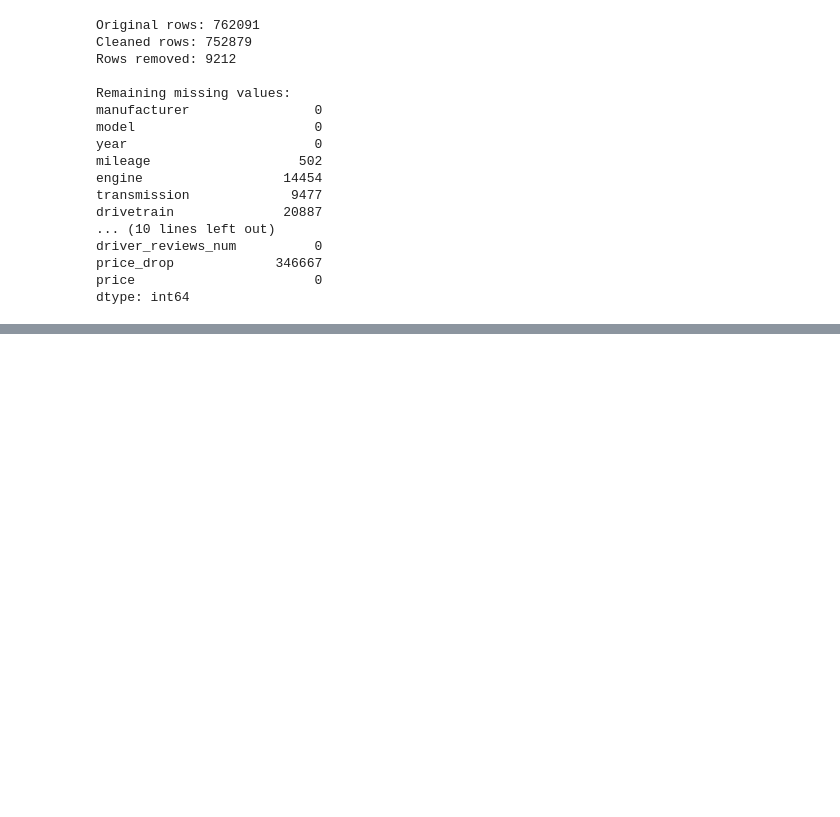
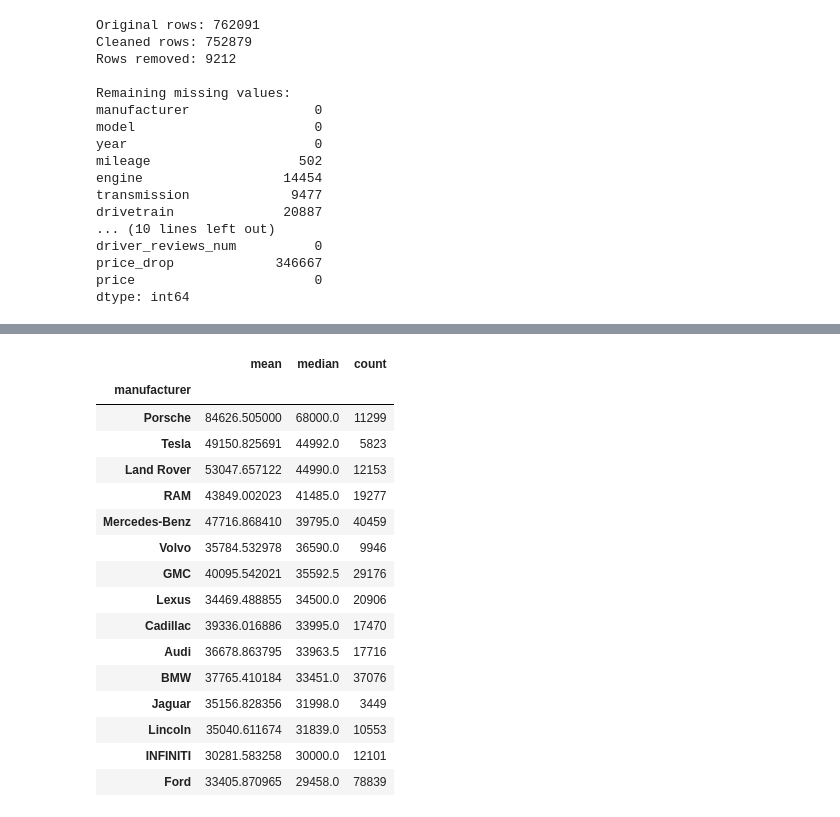
Before and after one commit to olegicks/car-price-predictor, a Jupyter notebook: notebooks/01_eda.ipynb, the cells around one changed output, grey strips where cells are left out. Saved outputs shown, nothing was run; the diff lists cells and outputs as text; code cells hidden in the pictures; blank space fills up the shorter version.

```diff
--- a/notebooks/01_eda.ipynb
+++ b/notebooks/01_eda.ipynb
@@ -398,0 +468,26 @@ dtype: int64
+# %%
+manufacturer_stats = (
+    df_clean.groupby("manufacturer")["price"]
+    .agg(["mean", "median", "count"])
+    .sort_values("median", ascending=False)
+)
+
+manufacturer_stats.head(15)
+# %% [output]
+|  | mean | median | count |
+| manufacturer |  |  |  |
+| Porsche | 84626.505000 | 68000.0 | 11299 |
+| Tesla | 49150.825691 | 44992.0 | 5823 |
+| Land Rover | 53047.657122 | 44990.0 | 12153 |
+| RAM | 43849.002023 | 41485.0 | 19277 |
+| Mercedes-Benz | 47716.868410 | 39795.0 | 40459 |
+| Volvo | 35784.532978 | 36590.0 | 9946 |
+| GMC | 40095.542021 | 35592.5 | 29176 |
+| Lexus | 34469.488855 | 34500.0 | 20906 |
+| Cadillac | 39336.016886 | 33995.0 | 17470 |
+| Audi | 36678.863795 | 33963.5 | 17716 |
+| BMW | 37765.410184 | 33451.0 | 37076 |
+| Jaguar | 35156.828356 | 31998.0 | 3449 |
+| Lincoln | 35040.611674 | 31839.0 | 10553 |
+| INFINITI | 30281.583258 | 30000.0 | 12101 |
+| Ford | 33405.870965 | 29458.0 | 78839 |
```
Also changed, not shown: parts of 19 cells of this notebook.
